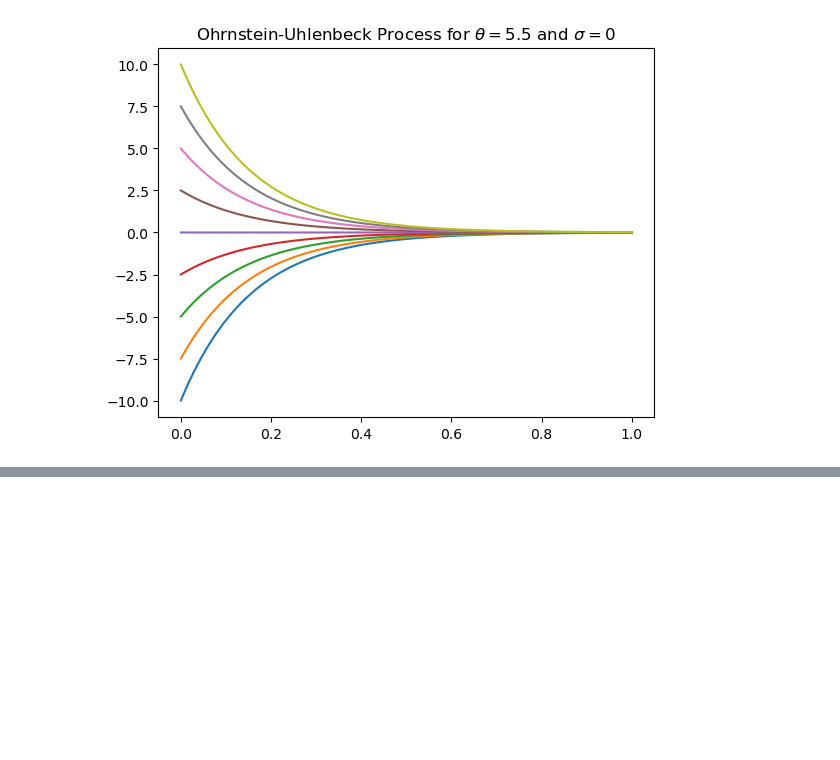
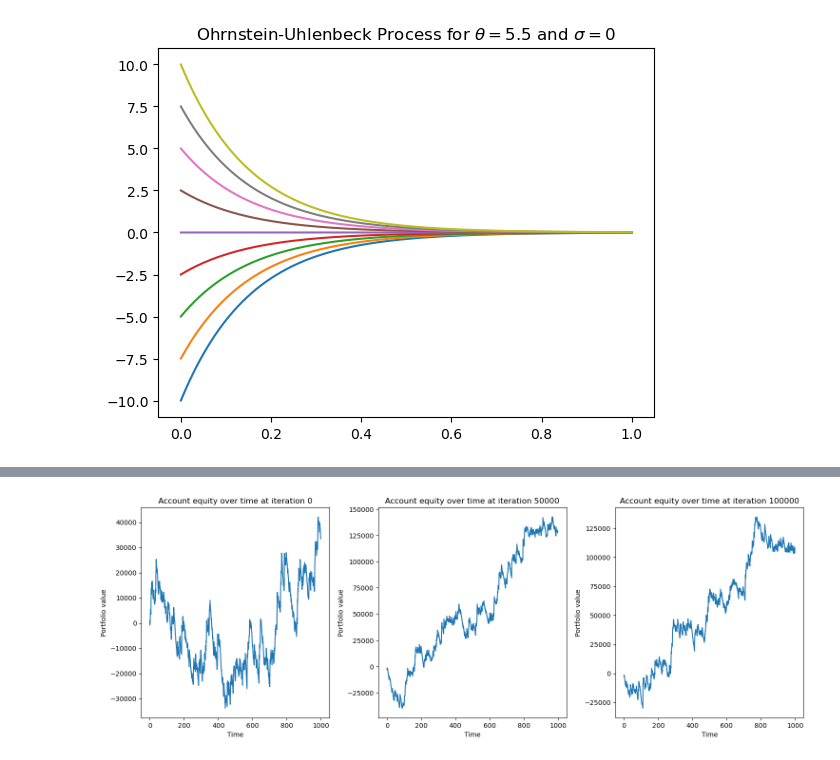
Before and after one commit to asandonato1/stochasticDiffEQs, a Jupyter notebook: blackScholes_eulerMaruyama.ipynb, the cells around one changed output, grey strips where cells are left out. Saved outputs shown, nothing was run; the diff lists cells and outputs as text; code cells hidden in the pictures; blank space fills up the shorter version.

```diff
--- a/blackScholes_eulerMaruyama.ipynb
+++ b/blackScholes_eulerMaruyama.ipynb
@@ -61,0 +138,22 @@ MSE: 0.0004
+# %%
+premium = 14.10 * 100
+steps = [i for i in range(0, 100000 + 50000) if i % 50000 == 0]
+
+plt.figure(figsize=(50, 50))  # Tamanho dinâmico
+
+for idx, r in enumerate(steps, 1):
+    pls = []
+    for i in range(1000):
+        path = qf.simulations.GeometricBrownianMotion(100, .05, .3, 1/252, 1)
+        pls.append(max(path.simulated_path[-1] - 100, 0)*100 - premium)
+
+    plt.subplot(10, 10, idx)  # Organiza em linhas x colunas
+    plt.plot(np.cumsum(pls))
+    plt.xlabel("Time")
+    plt.ylabel("Portfolio value")
+    plt.title(f"Account equity over time at iteration {r}")
+
+plt.tight_layout()  # Evita sobreposição
+plt.show()
+# %% [output]
+[figure, added]
```
Also changed, not shown: parts of 12 cells of this notebook, 1 other file.
